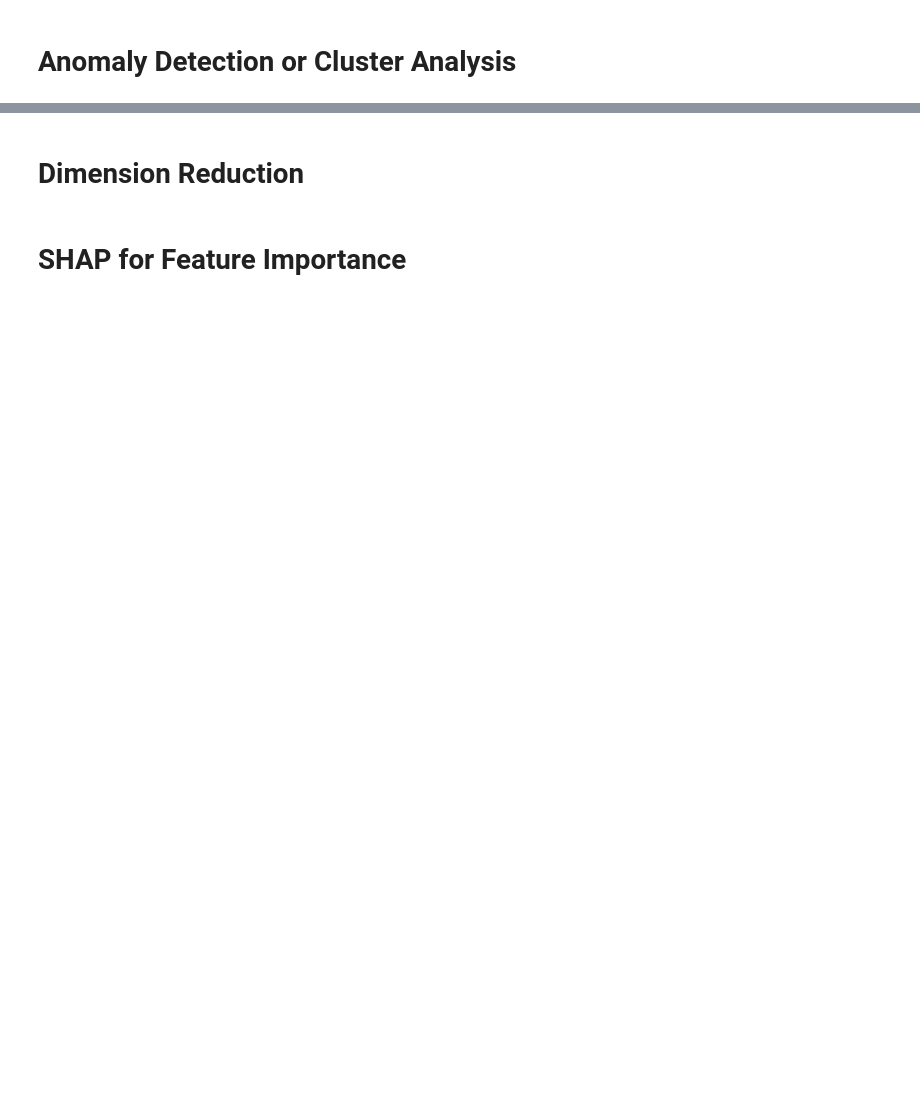
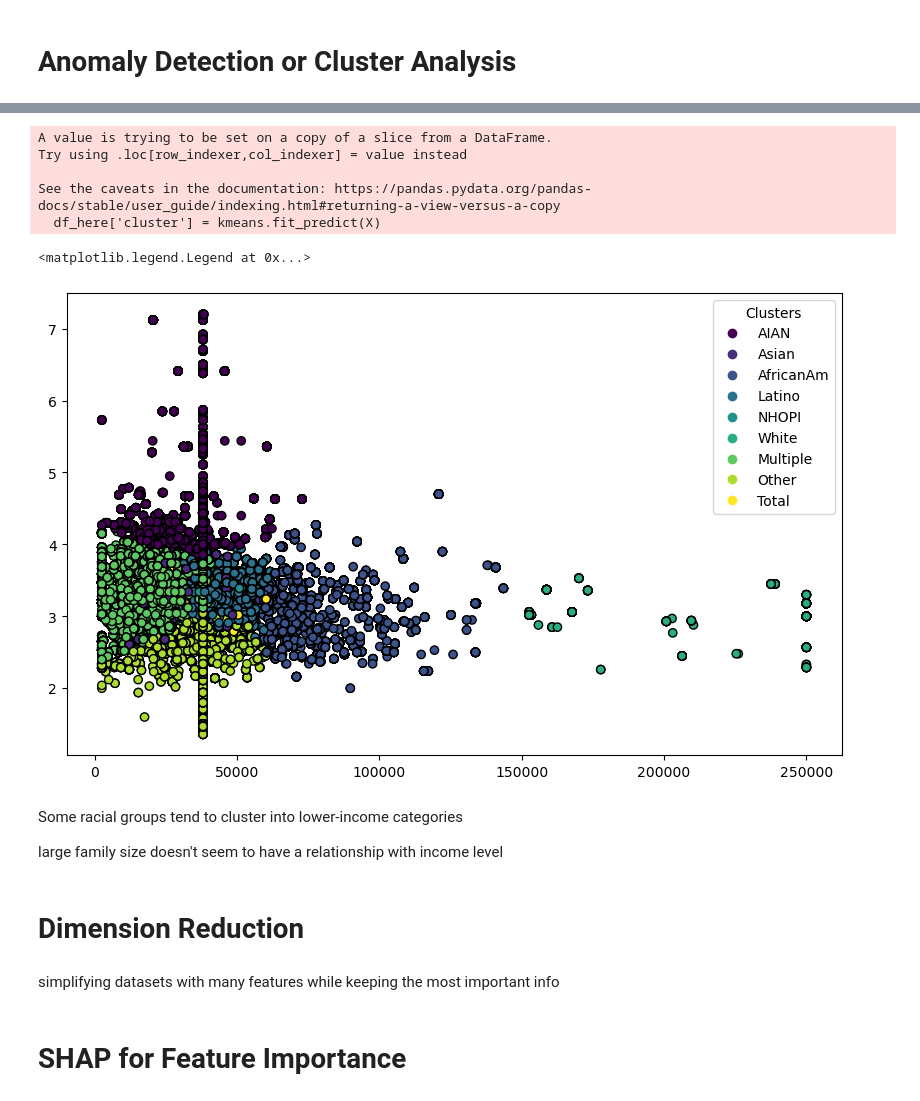
Before and after one commit to madisongarccia/486project, a Jupyter notebook: code/working_income.ipynb, the cells around one changed output, grey strips where cells are left out. Saved outputs shown, nothing was run; the diff lists cells and outputs as text; code cells hidden in the pictures; blank space fills up the shorter version.

Commit message:
final report template and added DNN and anomaly detection

```diff
--- a/code/working_income.ipynb
+++ b/code/working_income.ipynb
@@ -8,7 +8,7 @@ import seaborn as sns
 # %% [markdown]
 Load Data
 # %%
-df = pd.read_excel('food_affordability.xls', sheet_name='Food_afford_cdp_co_region_ca')
+df = pd.read_excel("/Users/madisonwozniak/Desktop/STAT486/final_project/original_data/food_affordability.xls", sheet_name="Food_afford_cdp_co_region_ca")
 df = df.drop(df.index[-1]) # remove last row because it is not part of the data
 # %% [markdown]
 # Feature Engineering
@@ -71,8 +68,0 @@ demographics features: Diversity Index
-# %%
-# using Simpson's Diversity Index
-# measures the diversity of a dataset in the context of demographic studies
-race_counts = df.groupby(['geoname', 'race_eth_name']).size().unstack(fill_value=0)
-race_proportions = race_counts.div(race_counts.sum(axis=1), axis=0)
-
-# Compute Simpson's Diversity Index
-df['diversity_index'] = 1 - (race_proportions**2).sum(axis=1)
@@ -426,0 +520,46 @@ ValueError: Failed to convert a NumPy array to a Tensor (Unsupported object type
+# %%
+# anomaly detection on income, family size, race with K Means
+features = df[['median_income','ave_fam_size', 'race_eth_name']]
+
+df_here = df.dropna(subset=['median_income','ave_fam_size', 'race_eth_name'])  # Drop rows with missing values
+
+# preprocess data
+preprocessor = ColumnTransformer(
+    transformers=[
+        ('num', StandardScaler(), ['median_income', 'ave_fam_size']),  # Scale numeric features
+        ('cat', OneHotEncoder(), ['race_eth_name'])  # Encode categorical features
+    ]
+)
+
+X = preprocessor.fit_transform(df_here)
+
+# fit K Means
+n_clusters = df['race_eth_name'].nunique()
+kmeans = KMeans(n_clusters=n_clusters, random_state = 42)
+df_here['cluster'] = kmeans.fit_predict(X)
+
+
+plt.figure(figsize=(10, 6))
+scatter = plt.scatter(
+    df_here['median_income'],
+    df_here['ave_fam_size'],
+    c=df_here['cluster'],  # Color by cluster
+    cmap='viridis',
+    edgecolor='k'
+)
+
+handles, _ = scatter.legend_elements()
+legend_labels = df['race_eth_name'].unique()
+plt.legend(handles, legend_labels, title="Clusters")
+# %% [output]
+A value is trying to be set on a copy of a slice from a DataFrame.
+Try using .loc[row_indexer,col_indexer] = value instead
+
+See the caveats in the documentation: https://pandas.pydata.org/pandas-docs/stable/user_guide/indexing.html#returning-a-view-versus-a-copy
+  df_here['cluster'] = kmeans.fit_predict(X)
+<matplotlib.legend.Legend at 0x...>
+[figure, added]
+# %% [markdown]
+Some racial groups tend to cluster into lower-income categories
+
+large family size doesn't seem to have a relationship with income level
@@ -427,4 +572,6 @@ ValueError: Failed to convert a NumPy array to a Tensor (Unsupported object type
 # %% [markdown]
 # Dimension Reduction
+# %% [markdown]
+simplifying datasets with many features while keeping the most important info
 # %% [markdown]
 # SHAP for Feature Importance
```
Also changed, not shown: parts of 43 cells of this notebook, 6 other files.
